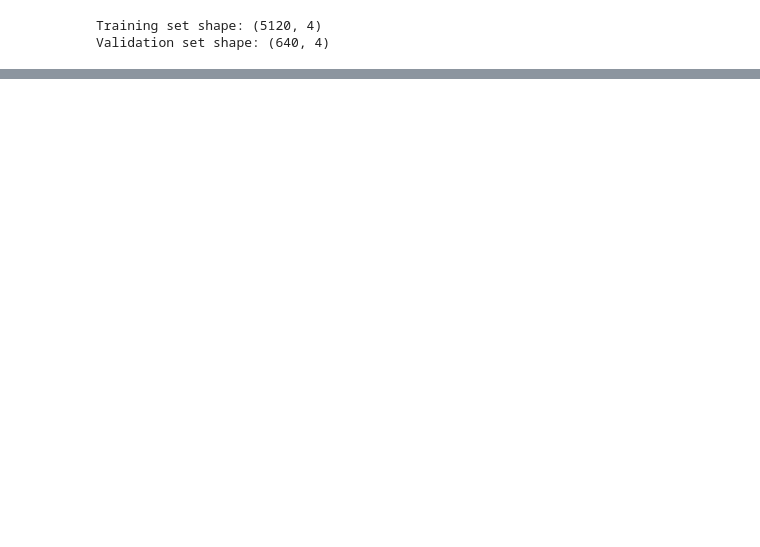
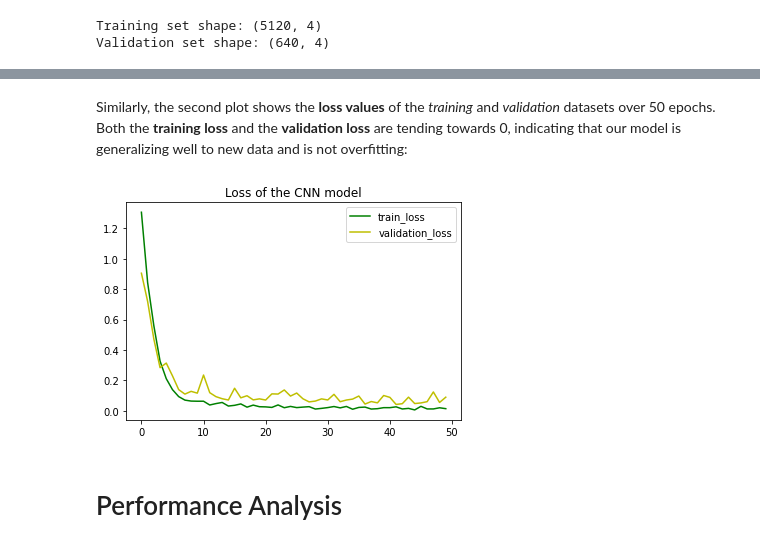
Before and after one commit to IsmailHuseynov/Alzheimer-s_detection, a Jupyter notebook: Alzheimer's_detection_Deep_Learning_Approach.ipynb, the cells around one changed output, grey strips where cells are left out. Saved outputs shown, nothing was run; the diff lists cells and outputs as text; code cells hidden in the pictures; blank space fills up the shorter version.

```diff
--- a/Alzheimer's_detection_Deep_Learning_Approach.ipynb
+++ b/Alzheimer's_detection_Deep_Learning_Approach.ipynb
@@ -261,0 +328,13 @@ loss, accuracy = model.evaluate(X_valid, y_valid)
+# %% [markdown]
+Similarly, the second plot shows the **loss values** of the *training* and *validation* datasets over 50 epochs. Both the **training loss** and the **validation loss** are tending towards 0, indicating that our model is generalizing well to new data and is not overfitting:
+# %%
+# Plot the loss value of our model
+plt.plot(history.history['loss'], c='g', label='train_loss')
+plt.plot(history.history['val_loss'], c='y', label='validation_loss')
+plt.title('Loss of the CNN model')
+plt.legend()
+plt.show()
+# %% [output]
+[figure, added]
+# %% [markdown]
+# Performance Analysis
```
Also changed, not shown: parts of 46 cells of this notebook.
